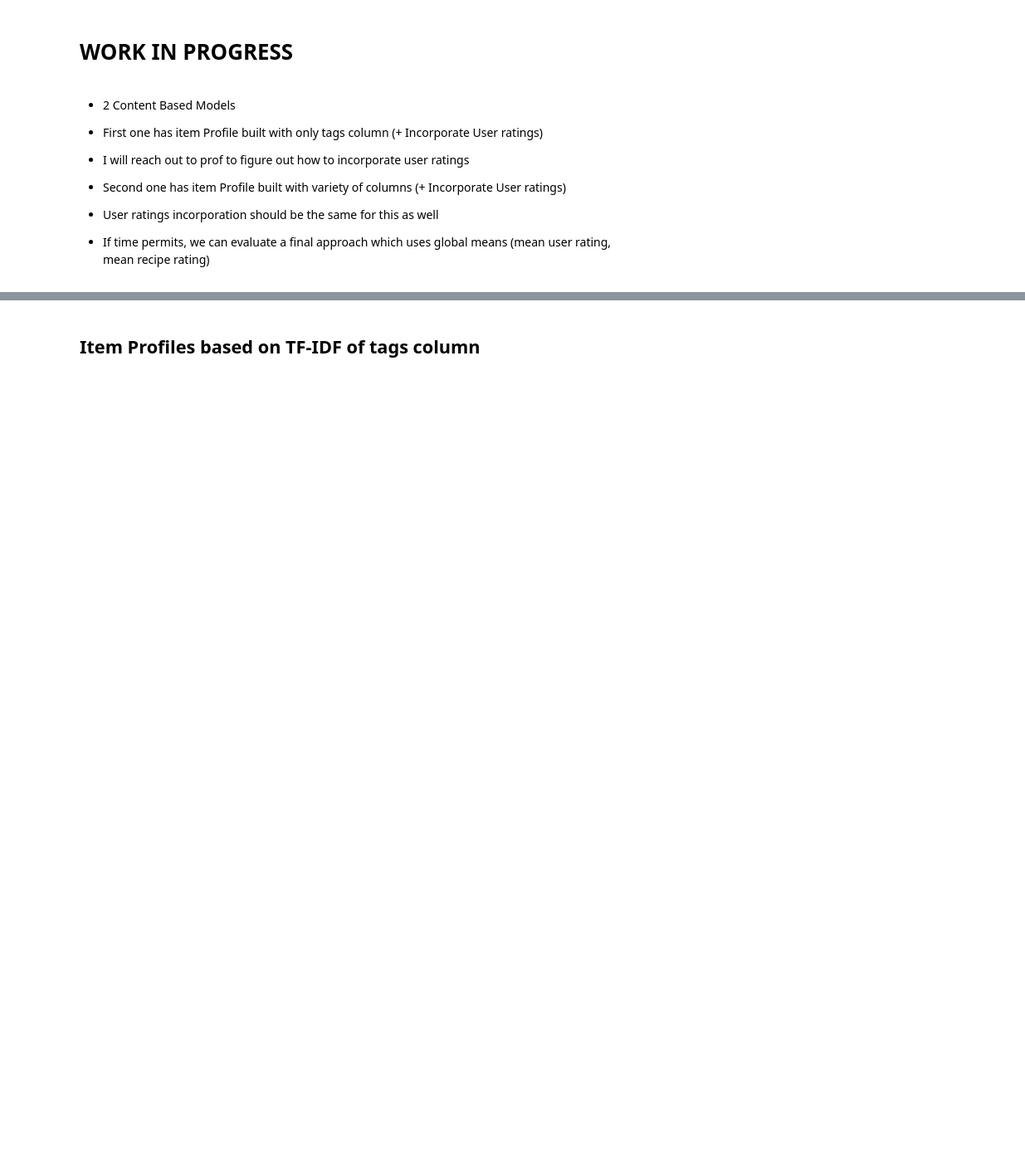
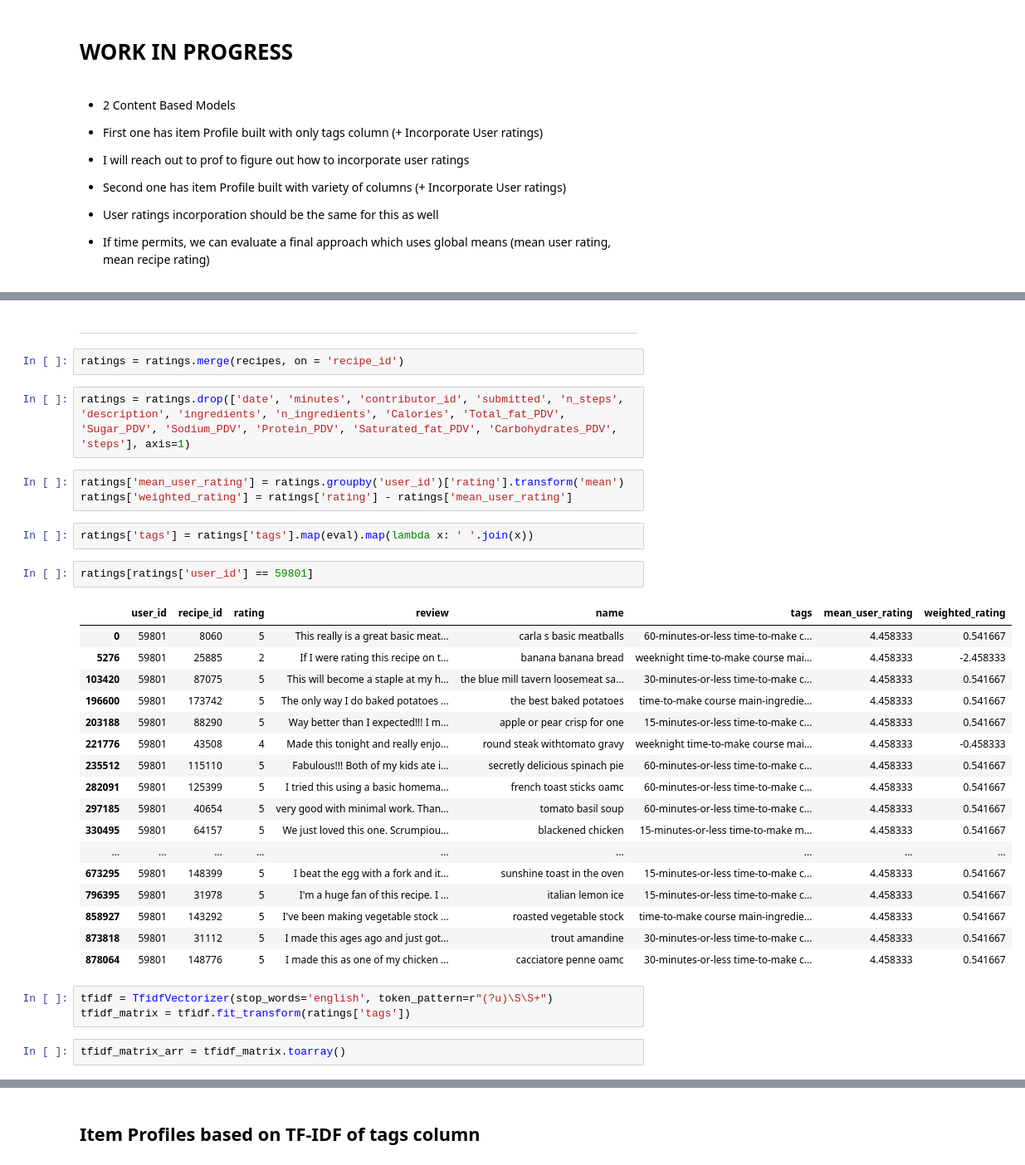
Before and after one commit to srauph/SOEN471, a Jupyter notebook: Content Based Recommender System.ipynb, the cells around one changed output, grey strips where cells are left out. Shown: that part at 83% size. Drawn from its saved outputs; the diff is of its cells as text; blank space fills up the shorter version.

Commit message:
Included user ratings (but in pandas)

```diff
--- a/Content Based Recommender System.ipynb
+++ b/Content Based Recommender System.ipynb
@@ -38,0 +39,36 @@ recipes.head(5)
+# %% [markdown]
+---
+# %%
+ratings = ratings.merge(recipes, on = 'recipe_id')
+# %%
+ratings = ratings.drop(['date', 'minutes', 'contributor_id', 'submitted', 'n_steps', 'description', 'ingredients', 'n_ingredients', 'Calories', 'Total_fat_PDV', 'Sugar_PDV', 'Sodium_PDV', 'Protein_PDV', 'Saturated_fat_PDV', 'Carbohydrates_PDV', 'steps'], axis=1)
+# %%
+ratings['mean_user_rating'] = ratings.groupby('user_id')['rating'].transform('mean')
+ratings['weighted_rating'] = ratings['rating'] - ratings['mean_user_rating']
+# %%
+ratings['tags'] = ratings['tags'].map(eval).map(lambda x: ' '.join(x))
+# %%
+ratings[ratings['user_id'] == 59801]
+# %% [output]
+|  | user_id | recipe_id | rating | review | name | tags | mean_user_rating | weighted_rating |
+| 0 | 59801 | 8060 | 5 | This really is a great basic meat... | carla s basic meatballs | 60-minutes-or-less time-to-make c... | 4.458333 | 0.541667 |
+| 5276 | 59801 | 25885 | 2 | If I were rating this recipe on t... | banana banana bread | weeknight time-to-make course mai... | 4.458333 | -2.458333 |
+| 103420 | 59801 | 87075 | 5 | This will become a staple at my h... | the blue mill tavern loosemeat sa... | 30-minutes-or-less time-to-make c... | 4.458333 | 0.541667 |
+| 196600 | 59801 | 173742 | 5 | The only way I do baked potatoes ... | the best baked potatoes | time-to-make course main-ingredie... | 4.458333 | 0.541667 |
+| 203188 | 59801 | 88290 | 5 | Way better than I expected!!! I m... | apple or pear crisp for one | 15-minutes-or-less time-to-make c... | 4.458333 | 0.541667 |
+| 221776 | 59801 | 43508 | 4 | Made this tonight and really enjo... | round steak withtomato gravy | weeknight time-to-make course mai... | 4.458333 | -0.458333 |
+| 235512 | 59801 | 115110 | 5 | Fabulous!!! Both of my kids ate i... | secretly delicious spinach pie | 60-minutes-or-less time-to-make c... | 4.458333 | 0.541667 |
+| 282091 | 59801 | 125399 | 5 | I tried this using a basic homema... | french toast sticks oamc | 60-minutes-or-less time-to-make c... | 4.458333 | 0.541667 |
+| 297185 | 59801 | 40654 | 5 | very good with minimal work. Than... | tomato basil soup | 60-minutes-or-less time-to-make c... | 4.458333 | 0.541667 |
+| 330495 | 59801 | 64157 | 5 | We just loved this one. Scrumpiou... | blackened chicken | 15-minutes-or-less time-to-make m... | 4.458333 | 0.541667 |
+| ... | ... | ... | ... | ... | ... | ... | ... | ... |
+| 673295 | 59801 | 148399 | 5 | I beat the egg with a fork and it... | sunshine toast in the oven | 15-minutes-or-less time-to-make c... | 4.458333 | 0.541667 |
+| 796395 | 59801 | 31978 | 5 | I'm a huge fan of this recipe. I ... | italian lemon ice | 15-minutes-or-less time-to-make c... | 4.458333 | 0.541667 |
+| 858927 | 59801 | 143292 | 5 | I've been making vegetable stock ... | roasted vegetable stock | time-to-make course main-ingredie... | 4.458333 | 0.541667 |
+| 873818 | 59801 | 31112 | 5 | I made this ages ago and just got... | trout amandine | 30-minutes-or-less time-to-make c... | 4.458333 | 0.541667 |
+| 878064 | 59801 | 148776 | 5 | I made this as one of my chicken ... | cacciatore penne oamc | 30-minutes-or-less time-to-make c... | 4.458333 | 0.541667 |
+# %%
+tfidf = TfidfVectorizer(stop_words='english', token_pattern=r"(?u)\S\S+")
+tfidf_matrix = tfidf.fit_transform(ratings['tags'])
+# %%
+tfidf_matrix_arr = tfidf_matrix.toarray()
```
Also changed, not shown: parts of 16 cells of this notebook.
